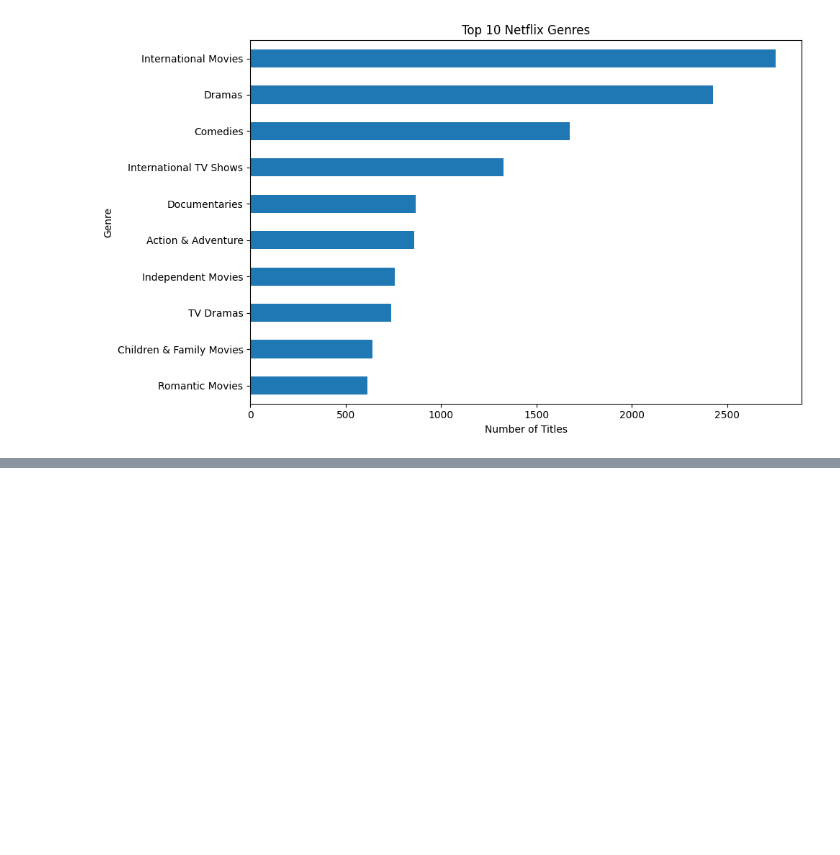
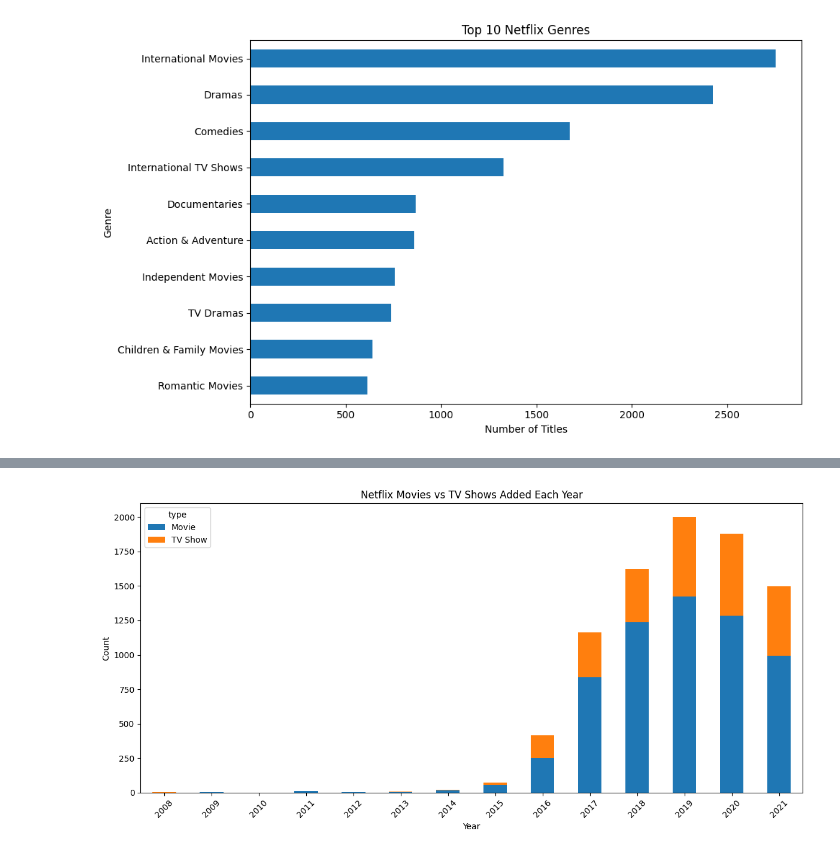
Before and after one commit to mcompass11/kdot-netflix-data, a Jupyter notebook: notebook/netflix_analysis.ipynb, the cells around one changed output, grey strips where cells are left out. Cells and saved outputs as stored; diff of their text form; code cells hidden in the pictures; blank space fills up the shorter version.

```diff
--- a/notebook/netflix_analysis.ipynb
+++ b/notebook/netflix_analysis.ipynb
@@ -202,0 +241,13 @@ plt.show()
+# %%
+#Comparison between movies and tv shows
+titles_by_type_year = df.groupby(['year_added', 'type']).size().unstack()
+titles_by_type_year.plot(kind='bar', stacked=True, figsize=(12,6))
+plt.title('Netflix Movies vs TV Shows Added Each Year')
+plt.xlabel('Year')
+plt.ylabel('Count')
+plt.xticks(rotation=45)
+plt.tight_layout()
+plt.savefig('../images/titles_by_type_year_bar.png', bbox_inches='tight', dpi=300)
+plt.show()
+# %% [output]
+[figure, added]
```
Also changed, not shown: parts of 2 cells of this notebook, 2 other files.
